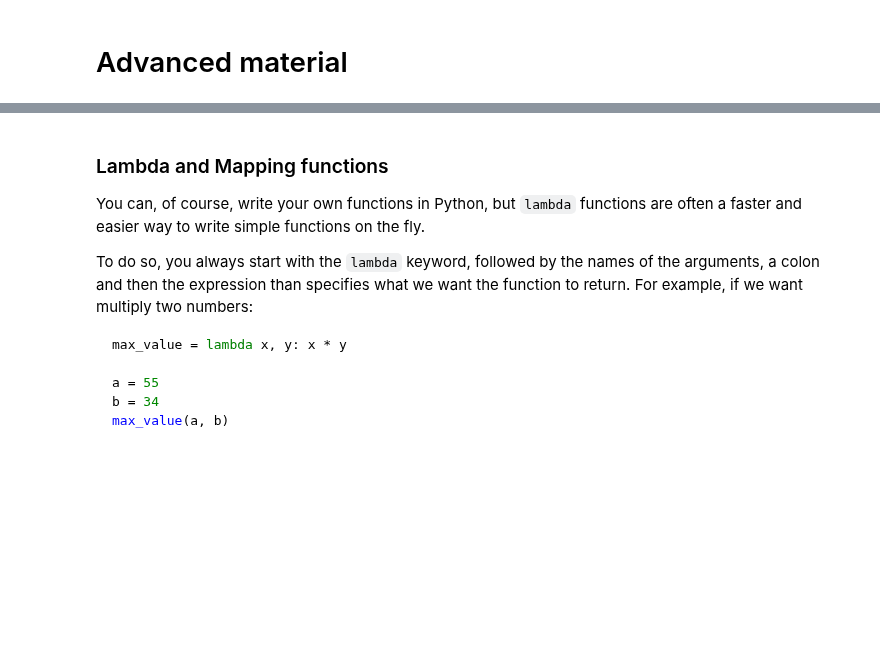
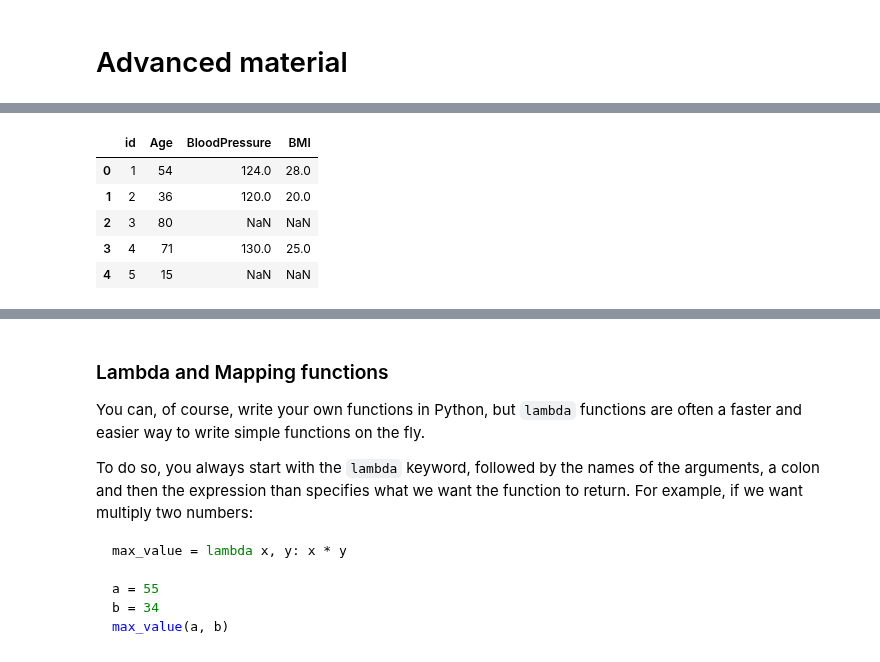
Before and after one commit to Center-for-Health-Data-Science/PythonTsunami, a Jupyter notebook: Pandas/Pandas_HZ.ipynb, the cells around one changed output, grey strips where cells are left out. Saved outputs shown, nothing was run; the diff lists cells and outputs as text; code cells hidden in the pictures; blank space fills up the shorter version.

```diff
--- a/Pandas/Pandas_HZ.ipynb
+++ b/Pandas/Pandas_HZ.ipynb
@@ -1126,0 +1262,10 @@
+# %%
+merger_df = pd.merge(df1, df2, on='id', how = 'left')
+merger_df
+# %% [output]
+|  | id | Age | BloodPressure | BMI |
+| 0 | 1 | 54 | 124.0 | 28.0 |
+| 1 | 2 | 36 | 120.0 | 20.0 |
+| 2 | 3 | 80 | NaN | NaN |
+| 3 | 4 | 71 | 130.0 | 25.0 |
+| 4 | 5 | 15 | NaN | NaN |
```
Also changed, not shown: parts of 20 cells of this notebook.
